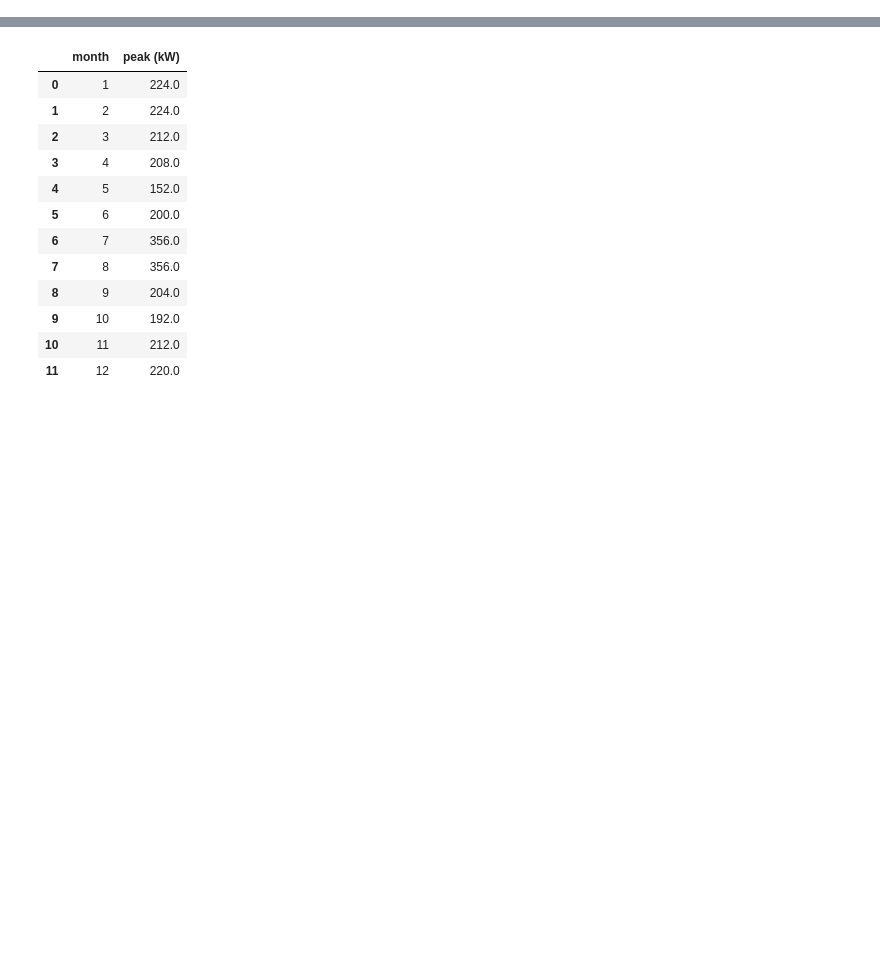
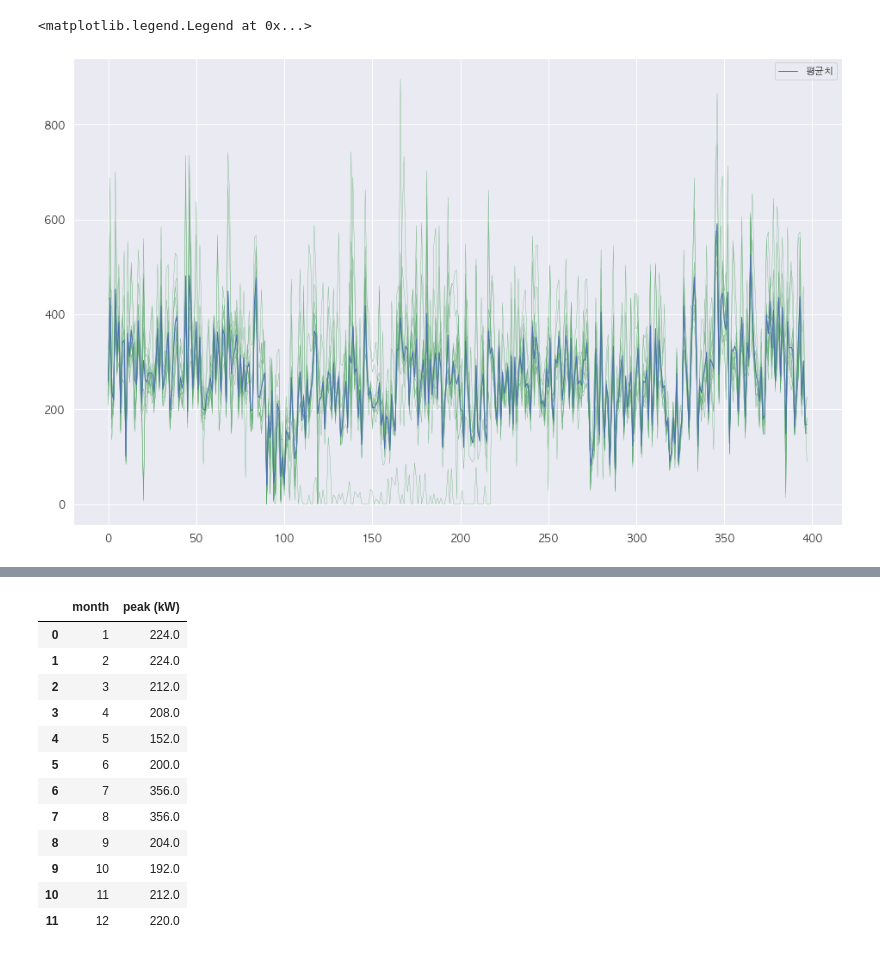
Before and after one commit to formegusto/contract-recommendation-system, a Jupyter notebook: prototype/notebook/New Prototype.ipynb, the cells around one changed output, grey strips where cells are left out. Cells and saved outputs as stored; diff of their text form; code cells hidden in the pictures; blank space fills up the shorter version.

```diff
--- a/prototype/notebook/New Prototype.ipynb
+++ b/prototype/notebook/New Prototype.ipynb
@@ -39,3 +39,17 @@ xlsx = load_excel("datas/datas.xlsx")
 # %%
 # 2. data pre-processing
 p, m = data_preprocessing(xlsx)
+# %%
+test = m.set_index("month").copy()
+test.loc['mean'] = test.mean(axis=0).round()
+test_np = np.array(test)
+plt.figure(figsize=(16,10))
+for idx, value in enumerate(test_np):
+    plt.plot(value, linewidth=0.3, color='g')
+    if idx == 12:
+        plt.plot(value, linewidth=1, color='b', label="평균치")
+
+plt.legend()
+# %% [output]
+<matplotlib.legend.Legend at 0x...>
+[figure, added]
```
Also changed, not shown: parts of 20 cells of this notebook, 9 other files.
